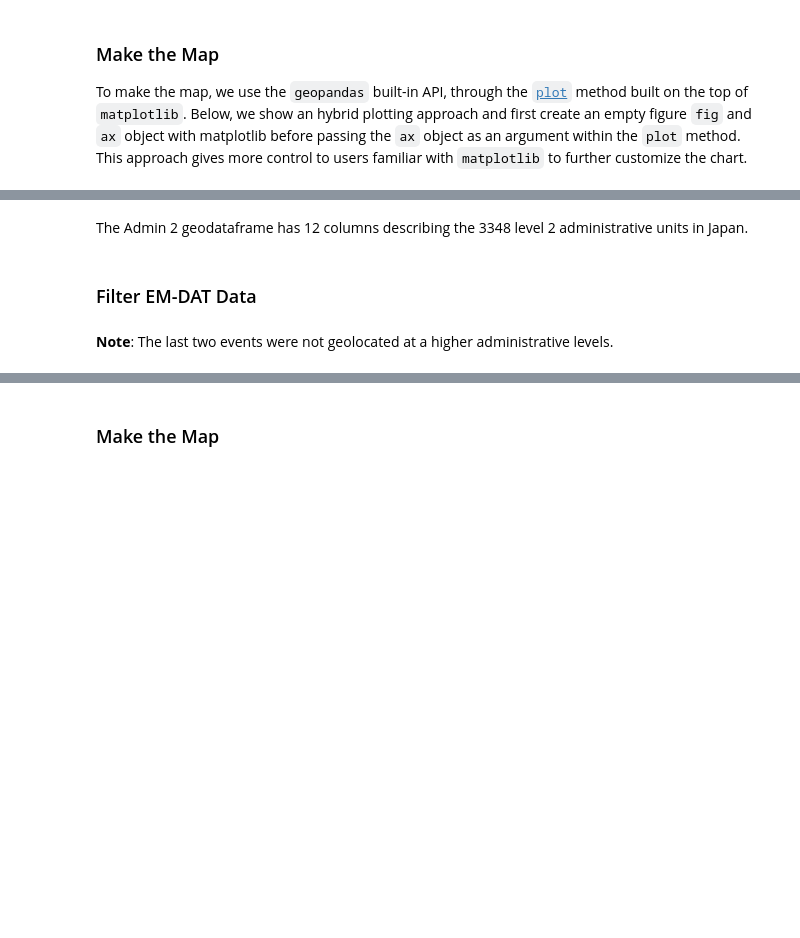
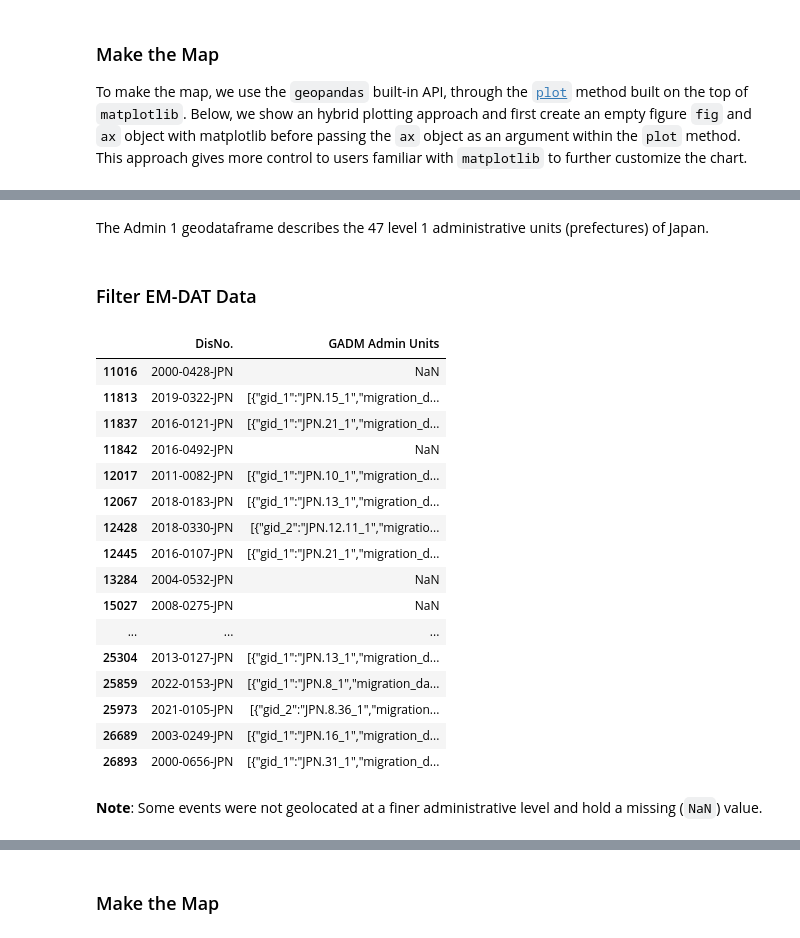
Before and after one commit to em-dat/python_tutorials, a Jupyter notebook: python_tutorial_2_making_maps.ipynb, the cells around one changed output, grey strips where cells are left out. Cells and saved outputs as stored; diff of their text form; code cells hidden in the pictures; blank space fills up the shorter version.

```diff
--- a/python_tutorial_2_making_maps.ipynb
+++ b/python_tutorial_2_making_maps.ipynb
@@ -28,9 +32,10 @@ To create a world map, we need the EM-DAT data and a shapefile containing the co
 
 Let us load EM-DAT and filter it to make a global map of Earthquake disasters between 2000 and 2023. We calculate the number of unique identifiers (`DisNo.`) per country (`ISO`) We refer to the standard `ISO` column instead of the `Country` column of the [EM-DAT Public Table](https://doc.emdat.be/docs/data-structure-and-content/emdat-public-table/) to be able to make a join with the country shapefile.
 # %%
-df = pd.read_excel('public_emdat_2024-01-08.xlsx')
+df = pd.read_excel('260430_emdat_archive.xlsx') # <-- modify file name or path
 earthquake_counts = df[
     (df['Disaster Type'] == 'Earthquake') &
+    (df['Start Year'] >= 2000) &
     (df['Start Year'] < 2024)
 ].groupby('ISO')["DisNo."].count().reset_index(name='EarthquakeCount')
 earthquake_counts
@@ -104,16 +170,35 @@ gaul_adm2.info()
 # %% [markdown]
-The Admin 2 geodataframe has 12 columns describing the 3348 level 2 administrative units in Japan.
+The Admin 1 geodataframe describes the 47 level 1 administrative units (prefectures) of Japan.
 # %% [markdown]
 ### Filter EM-DAT Data
 # %%
 df_jpn = df[
     (df['ISO'] == 'JPN') &
     (df['Disaster Type'] == 'Earthquake') &
+    (df['Start Year'] >= 2000) &
     (df['Start Year'] < 2024)
-][['DisNo.', 'Admin Units']]
+][['DisNo.', 'GADM Admin Units']]
 df_jpn
+# %% [output]
+|  | DisNo. | GADM Admin Units |
+| 11016 | 2000-0428-JPN | NaN |
+| 11813 | 2019-0322-JPN | [{"gid_1":"JPN.15_1","migration_d... |
+| 11837 | 2016-0121-JPN | [{"gid_1":"JPN.21_1","migration_d... |
+| 11842 | 2016-0492-JPN | NaN |
+| 12017 | 2011-0082-JPN | [{"gid_1":"JPN.10_1","migration_d... |
+| 12067 | 2018-0183-JPN | [{"gid_1":"JPN.13_1","migration_d... |
+| 12428 | 2018-0330-JPN | [{"gid_2":"JPN.12.11_1","migratio... |
+| 12445 | 2016-0107-JPN | [{"gid_1":"JPN.21_1","migration_d... |
+| 13284 | 2004-0532-JPN | NaN |
+| 15027 | 2008-0275-JPN | NaN |
+| ... | ... | ... |
+| 25304 | 2013-0127-JPN | [{"gid_1":"JPN.13_1","migration_d... |
+| 25859 | 2022-0153-JPN | [{"gid_1":"JPN.8_1","migration_da... |
+| 25973 | 2021-0105-JPN | [{"gid_2":"JPN.8.36_1","migration... |
+| 26689 | 2003-0249-JPN | [{"gid_1":"JPN.16_1","migration_d... |
+| 26893 | 2000-0656-JPN | [{"gid_1":"JPN.31_1","migration_d... |
 # %% [markdown]
-**Note**: The last two events were not geolocated at a higher administrative levels.
+**Note**: Some events were not geolocated at a finer administrative level and hold a missing (`NaN`) value.
 # %% [markdown]
 ### Convert Admin 2 units to Admin 1 units
 
```
Also changed, not shown: parts of 21 cells of this notebook, 1 other file.
